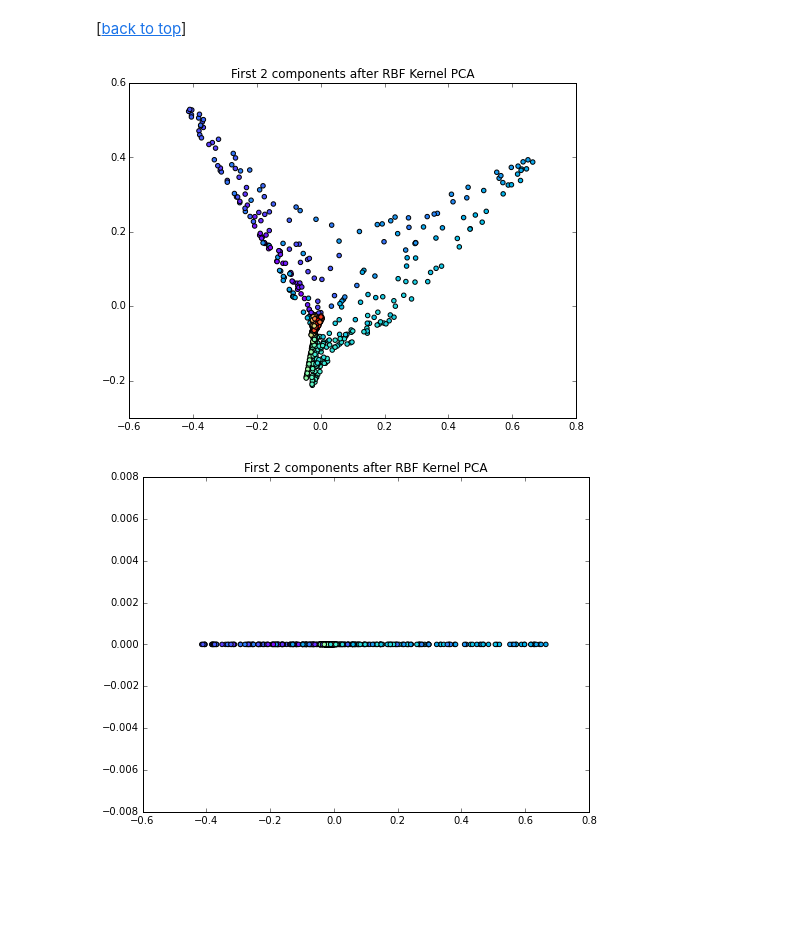
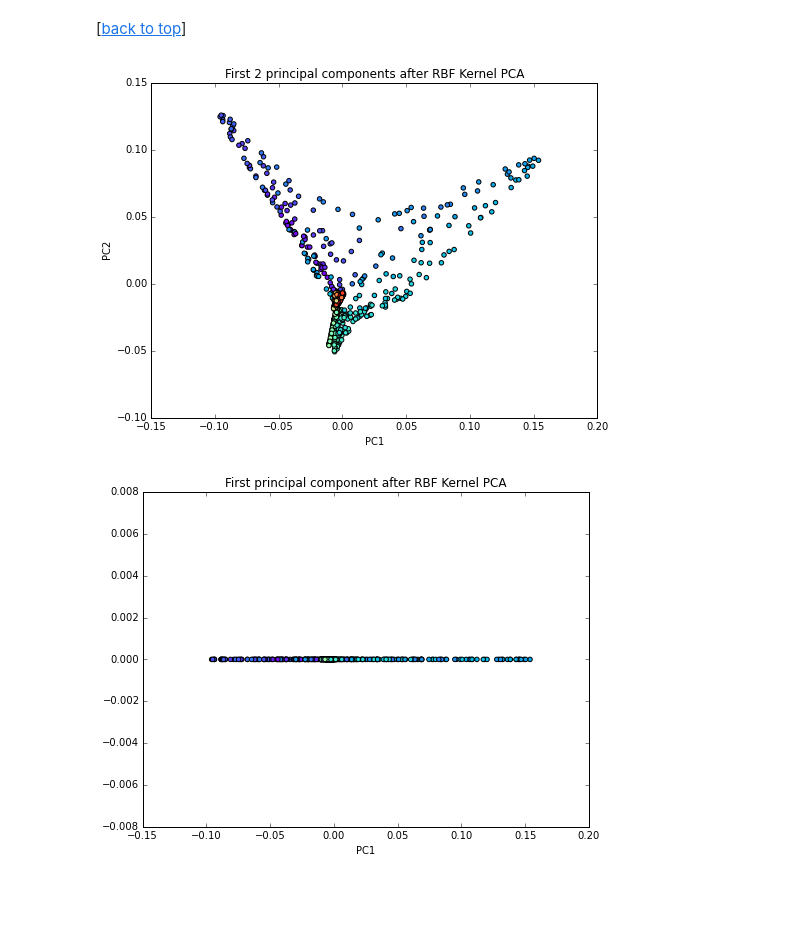
Before and after one commit to rasbt/pattern_classification, a Jupyter notebook: dimensionality_reduction/projection/kernel_pca.ipynb, the cells around one changed output. Cells and saved outputs as stored; diff of their text form; code cells hidden in the pictures.

Commit message:
kernel upd

```diff
--- a/dimensionality_reduction/projection/kernel_pca.ipynb
+++ b/dimensionality_reduction/projection/kernel_pca.ipynb
@@ -160,0 +163,30 @@ Euclidean distance between all pairs of data points.
+# %%
+from sklearn.preprocessing import KernelCenterer
+from scipy.spatial.distance import pdist, squareform
+from scipy import exp
+from scipy.linalg import eigh
+
+def stepwise_kpca(X, gamma, n_components):
+
+    # pdist to calculate the squared Euclidean distances for every pair of points
+    # in the MxN dimensional dataset.
+    sq_dists = pdist(X, 'sqeuclidean')
+
+    # squareform to converts the pairwise distances into a symmetric MxM matrix
+    mat_sq_dists = squareform(sq_dists)
+
+    # Compute the MxM kernel matrix
+    K = exp(-gamma * mat_sq_dists)
+
+    # Center the kernel matrix
+    kern_cent = KernelCenterer()
+    K = kern_cent.fit_transform(K)
+
+    # Get eigenvalues in ascending order with corresponding
+    # eigenvectors from the symmetric matrix
+    eigvals, eigvecs = eigh(K)
+
+    # Get the i eigenvectors that corresponds to the i highest eigenvalues
+    X_pc = np.column_stack((eigvecs[:,-i] for i in range(1,n_components+1)))
+
+    return X_pc
@@ -318,27 +372,26 @@ plt.show()
 # %% [markdown]
 [[back to top](#Sections)]
 # %%
-scikit_kpca = KernelPCA(n_components=2, kernel='rbf', gamma=0.1)
-X_skernpca = scikit_kpca.fit_transform(X)
+X_pc = stepwise_kpca(X, gamma=0.1, n_components=2)
 
 plt.figure(figsize=(8,6))
-plt.scatter(X_skernpca[:, 0], X_skernpca[:, 1], c=color, cmap=plt.cm.rainbow)
+plt.scatter(X_pc[:, 0], X_pc[:, 1], c=color, cmap=plt.cm.rainbow)
 
-plt.title('First 2 components after RBF Kernel PCA')
+plt.title('First 2 principal components after RBF Kernel PCA')
+plt.xlabel('PC1')
+plt.ylabel('PC2')
 plt.show()
 # %% [output]
-[figure, old version]
+[figure, new version]
 # %%
-scikit_kpca = KernelPCA(n_components=1, kernel='rbf', gamma=0.1)
-X_skernpca = scikit_kpca.fit_transform(X)
+plt.figure(figsize=(8,6))
+plt.scatter(X_pc[:,0], np.zeros((800,1)), c=color, cmap=plt.cm.rainbow)
 
-plt.figure(figsize=(8,6))
-plt.scatter(X_skernpca, np.zeros((800,1)), c=color, cmap=plt.cm.rainbow)
-
-plt.title('First 2 components after RBF Kernel PCA')
+plt.title('First principal component after RBF Kernel PCA')
+plt.xlabel('PC1')
 plt.show()
 # %% [output]
-[figure, old version]
+[figure, new version]
 # %% [markdown]
 <br>
 <br>
```
Also changed, not shown: parts of 21 cells of this notebook, 1 other file.
